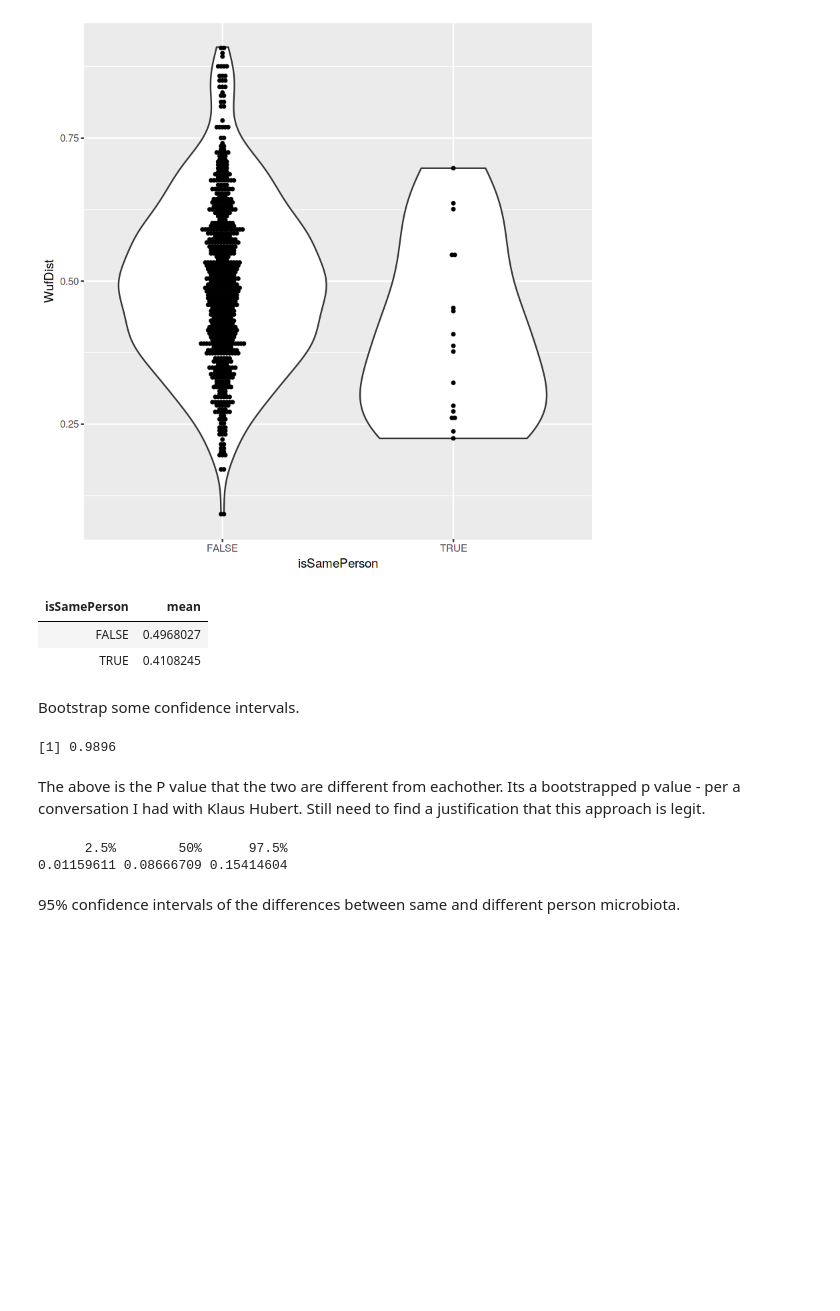
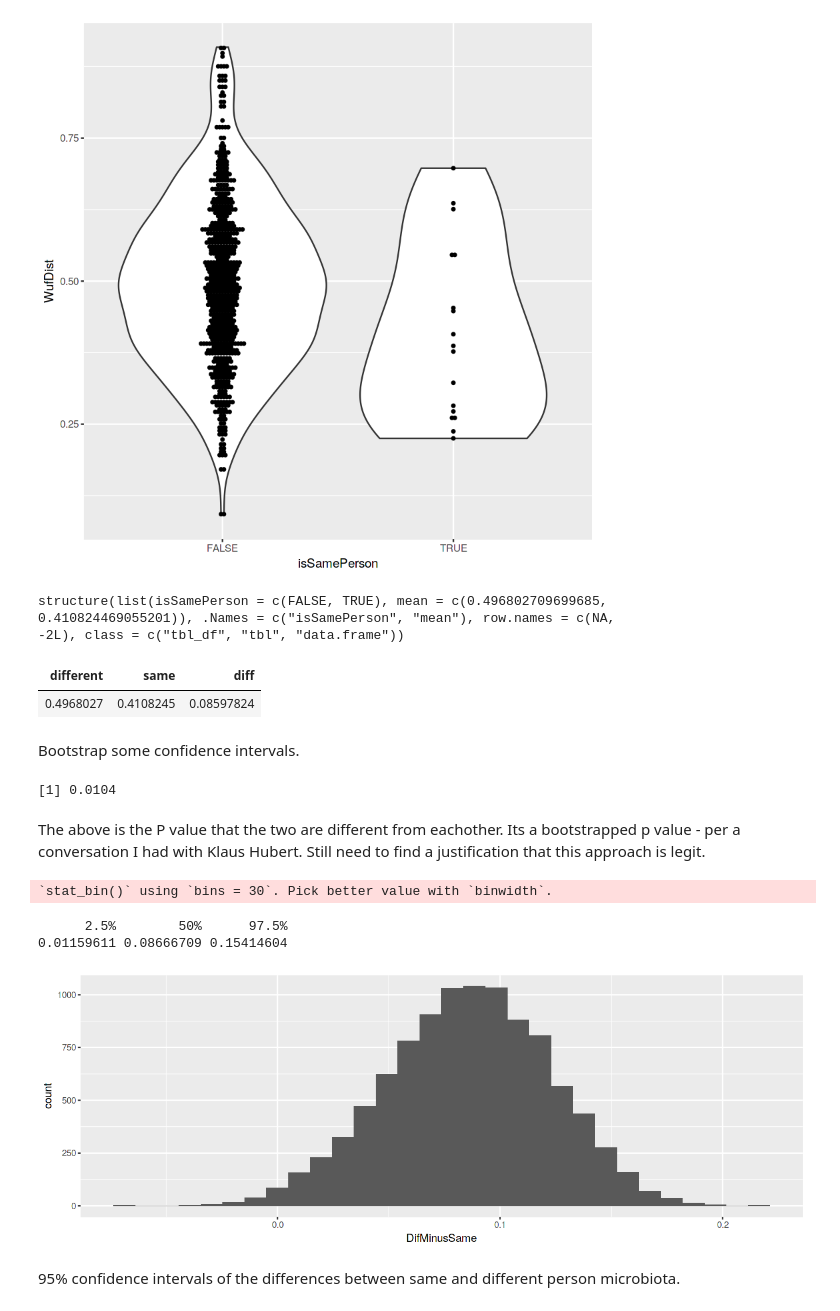
Before and after one commit to cramjaco/Nyvac_096_Microbiome, a Jupyter notebook: Mar2018_096.ipynb, the cells around one changed output. Saved outputs shown, nothing was run; the diff lists cells and outputs as text; code cells hidden in the pictures; blank space fills up the shorter version.

```diff
--- a/Mar2018_096.ipynb
+++ b/Mar2018_096.ipynb
@@ -972,12 +972,20 @@ AllWufDist %>% ggplot(aes(x = isSamePerson, y = WufDist)) + geom_violin() + geom
 # %% [output]
 [figure]
 # %%
-AllWufDist %>% group_by(isSamePerson) %>% summarize(mean = mean(WufDist)) -> WufMeans
-WufMeans
+AllWufDist %>% group_by(isSamePerson) %>% summarize(mean = mean(WufDist)) %>% as.tibble -> WufMeans
+WufMeans %>% dput
 # %% [output]
-| isSamePerson | mean |
-| FALSE | 0.4968027 |
-| TRUE | 0.4108245 |
+structure(list(isSamePerson = c(FALSE, TRUE), mean = c(0.496802709699685,
+0.410824469055201)), .Names = c("isSamePerson", "mean"), row.names = c(NA,
+-2L), class = c("tbl_df", "tbl", "data.frame"))
+# %%
+#SameAndDiff <- data.frame(comparison = c("different", "same"), WufMeans$mean)
+SameAndDiff <- WufMeans %>% spread(key = isSamePerson, value = mean) %>% rename(different = 'FALSE', same = 'TRUE') %>% mutate(diff = different-same)
+SameAndDiff
+#SameAndDiff[1,2] - SameAndDiff[2,2] # Difference in weighted unifrac dissimilarity between same and different partcipants
+# %% [output]
+| different | same | diff |
+| 0.4968027 | 0.4108245 | 0.08597824 |
 # %% [markdown]
 Bootstrap some confidence intervals.
 # %%
@@ -1003,18 +1011,20 @@ mutate(isDifferentBigger = different>same,
       DifMinusSame = different - same)
 #boot_means
 
-sum(boot_means$isDifferentBigger)/length(boot_means$isDifferentBigger)
+1- sum(boot_means$isDifferentBigger)/length(boot_means$isDifferentBigger)
 # %% [output]
-[1] 0.9896
+[1] 0.0104
 # %% [markdown]
 The above is the P value that the two are different from eachother. Its a bootstrapped p value - per a conversation I had with Klaus Hubert.
 Still need to find a justification that this approach is legit.
 # %%
-#boot_means %>% ggplot(aes(x = DifMinusSame)) + geom_histogram()
+boot_means %>% ggplot(aes(x = DifMinusSame)) + geom_histogram()
 quantile(boot_means$DifMinusSame, c(0.025, 0.5, 0.975))
 # %% [output]
-      2.5%        50%      97.5%
-0.01159611 0.08666709 0.15414604
+`stat_bin()` using `bins = 30`. Pick better value with `binwidth`.
+      2.5%        50%      97.5%
+0.01159611 0.08666709 0.15414604
+[figure, added]
 # %% [markdown]
 95% confidence intervals of the differences between same and different person microbiota.
 # %% [markdown]
```
Also changed, not shown: parts of 12 cells of this notebook.
